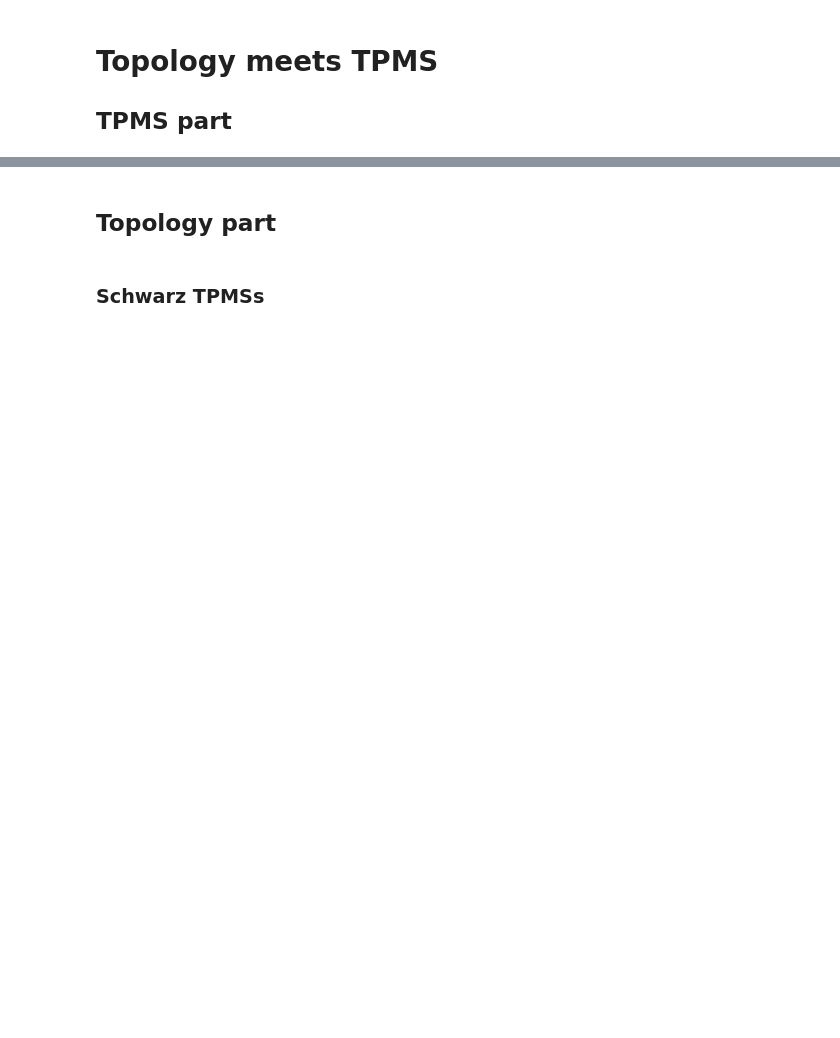
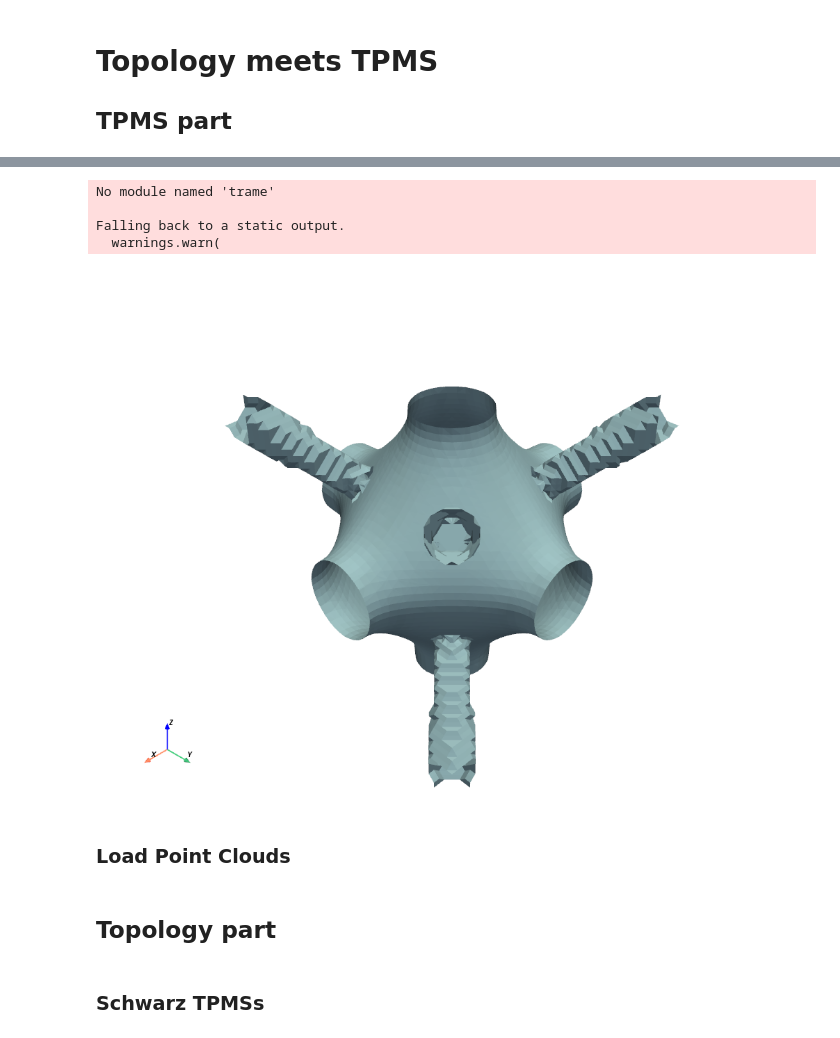
Before and after one commit to Snopoff/Persistent-Homology-of-Triple-Periodic-Minimal-Surfaces, a Jupyter notebook: Generate_mesh_tpms.ipynb, the cells around one changed output, grey strips where cells are left out. Saved outputs shown, nothing was run; the diff lists cells and outputs as text; code cells hidden in the pictures; blank space fills up the shorter version.

```diff
--- a/Generate_mesh_tpms.ipynb
+++ b/Generate_mesh_tpms.ipynb
@@ -4,9 +9,7 @@
 # %%
-import numpy as np
-import matplotlib.pyplot as plt
 import pyvista as pv
 
-count_pount = 200 # количество генерируемых точек для поверхности. В дальнейшем залаваемый параметр
+count_pount = 500 # количество генерируемых точек для поверхности. В дальнейшем залаваемый параметр0
 
 def generate_points(count_pount):
     one_axis = np.linspace(-np.pi, np.pi, count_pount)
@@ -37,6 +40,7 @@ def generate_tpms_Schwarz_p(d_param):
         cloud = pv.PolyData(pointcloud)
         surface = cloud.reconstruct_surface() # Облако точек для расчета объема
         surface_volume = surface.volume # Объем поверхности
+        print(surface_volume)
         porosity = (cube_volume-surface_volume)/surface_volume #расчитываем удельную пористость
         porosity_list.append(porosity)
         pointcloud_list.append(pointcloud)
@@ -69,0 +83,12 @@ Points is not a float type. This can cause issues when transforming or applying
+# %%
+cloud = pv.PolyData(pointcloud_list_Schwarz_p[1])
+surface = cloud.reconstruct_surface() # Облако точек для расчета объема
+surface.plot()
+# %% [output]
+No module named 'trame'
+
+Falling back to a static output.
+  warnings.warn(
+[figure, added]
+# %% [markdown]
+### Load Point Clouds
```
Also changed, not shown: parts of 19 cells of this notebook, 43 other files.
